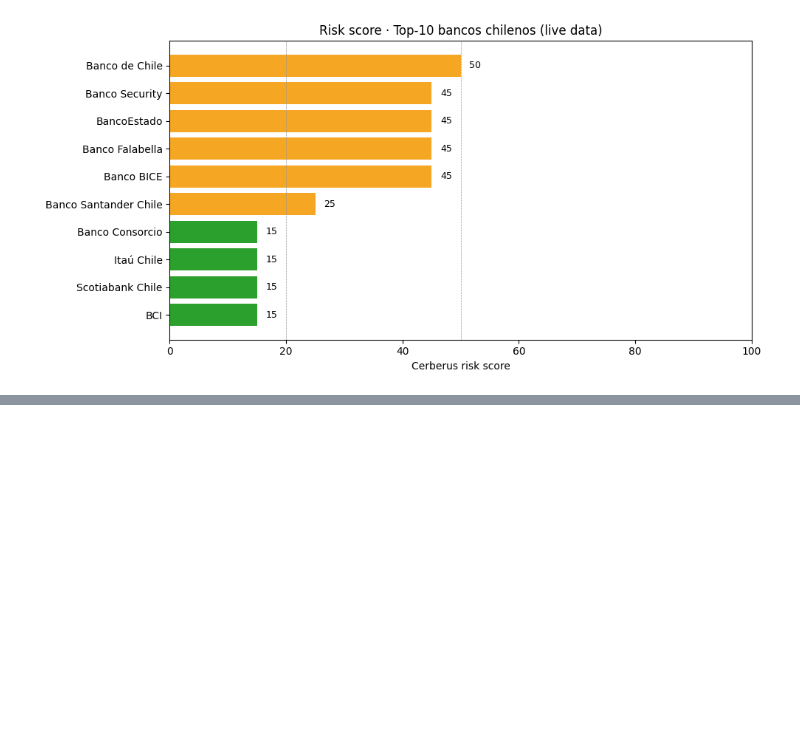
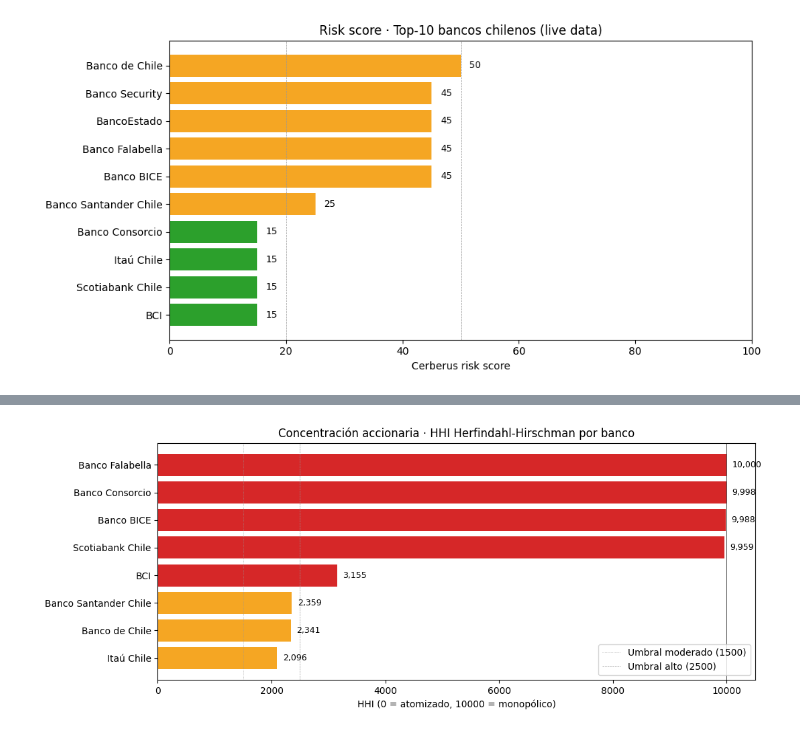
Before and after one commit to l0rdbarcsacs/cerberus-sdk-python, a Jupyter notebook: examples/notebooks/04-top10-bancos-chile.ipynb, the cells around one changed output, grey strips where cells are left out. Saved outputs shown, nothing was run; the diff lists cells and outputs as text; code cells hidden in the pictures; blank space fills up the shorter version.

```diff
--- a/examples/notebooks/04-top10-bancos-chile.ipynb
+++ b/examples/notebooks/04-top10-bancos-chile.ipynb
@@ -133,14 +107,14 @@ async def fetch_kyb(c, item):
     p = await c.kyb.get(rut=rut, include=["directors", "lei", "hechos_esenciales"])
     sa = p.get("sanctions") or {}
     return {
-        "rut": rut,
-        "hint": hint,
+        "rut": rut, "hint": hint,
         "legal_name": p.get("legal_name"),
         "fantasy_name": p.get("fantasy_name"),
         "kind": p.get("entity_kind"),
         "status": p.get("status"),
         "size_bucket": p.get("size_bucket"),
         "inscription_date": p.get("inscription_date"),
+        "cancellation_date": p.get("cancellation_date"),
         "lei": p.get("lei"),
         "risk_score": p.get("risk_score"),
         "risk_factors": p.get("risk_factors", []),
@@ -1095,0 +655,19 @@ notebook completo · todos los recursos cerrados via context managers
+# %%
+hhi_rows = []
+for f in fichas:
+    accs = _extract_accionistas_all(f)
+    if not accs: continue
+    hhi = sum((a["participacion"]) ** 2 for a in accs)
+    top1 = max(a["participacion"] for a in accs)
+    n_signif = sum(1 for a in accs if a["participacion"] >= 1.0)
+    hhi_rows.append({
+        "banco": f["hint"],
+        "n_accionistas_listados": len(accs),
+        "n_accionistas_>=1pct": n_signif,
+        "top1_pct": round(top1, 2),
+        "hhi": round(hhi, 0),
+    })
+
+df_hhi = pd.DataFrame(hhi_rows).sort_values("hhi", ascending=False)
+print("Concentración accionaria (HHI — más alto = más concentrado):")
+print(df_hhi.to_string(index=False))
@@ -1095,0 +685,17 @@ notebook completo · todos los recursos cerrados via context managers
+# %%
+if len(df_hhi):
+    fig, ax = plt.subplots(figsize=(11, 4.5))
+    ordered_h = df_hhi.sort_values("hhi")
+    colors = ["#d62728" if h >= 2500 else "#f5a623" if h >= 1500 else "#2ca02c" for h in ordered_h["hhi"]]
+    ax.barh(ordered_h["banco"], ordered_h["hhi"], color=colors)
+    for i, h in enumerate(ordered_h["hhi"]):
+        ax.text(h + 100, i, f"{int(h):,}", va="center", fontsize=9)
+    ax.axvline(1500, color="#999", lw=0.5, ls=":", label="Umbral moderado (1500)")
+    ax.axvline(2500, color="#999", lw=0.5, ls="--", label="Umbral alto (2500)")
+    ax.axvline(10000, color="#000", lw=0.5, ls="-")
+    ax.set_xlabel("HHI (0 = atomizado, 10000 = monopólico)")
+    ax.set_title("Concentración accionaria · HHI Herfindahl-Hirschman por banco")
+    ax.legend(loc="lower right")
+    plt.tight_layout(); plt.show()
+# %% [output]
+[figure, added]
```
Also changed, not shown: parts of 104 cells of this notebook.
